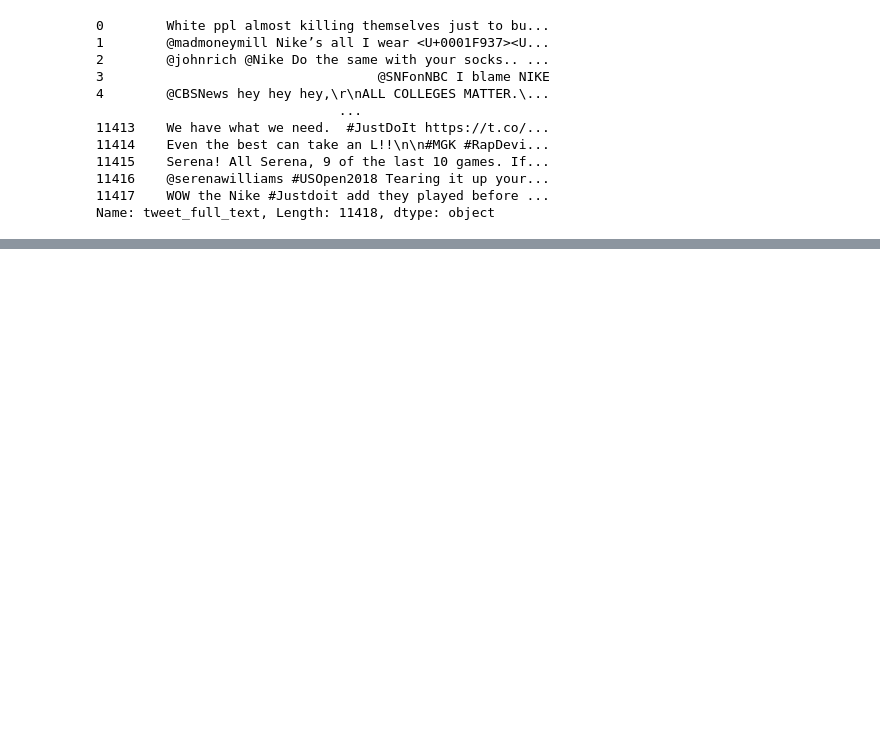
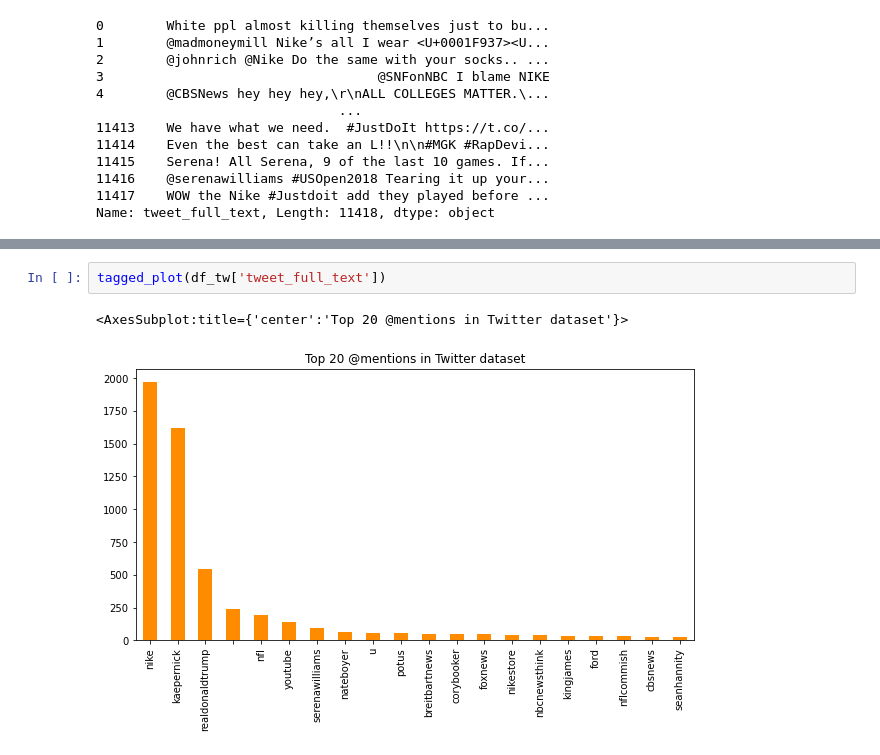
Before and after one commit to AndresBircher/Data-Science, a Jupyter notebook: IndividualAssignment_GuidingResources.ipynb, the cells around one changed output, grey strips where cells are left out. Cells and saved outputs as stored; diff of their text form; blank space fills up the shorter version.

```diff
--- a/IndividualAssignment_GuidingResources.ipynb
+++ b/IndividualAssignment_GuidingResources.ipynb
@@ -516,0 +539,5 @@ NameError: name 'df_corpus_sentiment' is not defined
+# %%
+tagged_plot(df_tw['tweet_full_text'])
+# %% [output]
+<AxesSubplot:title={'center':'Top 20 @mentions in Twitter dataset'}>
+[figure, added]
```
Also changed, not shown: parts of 28 cells of this notebook.
